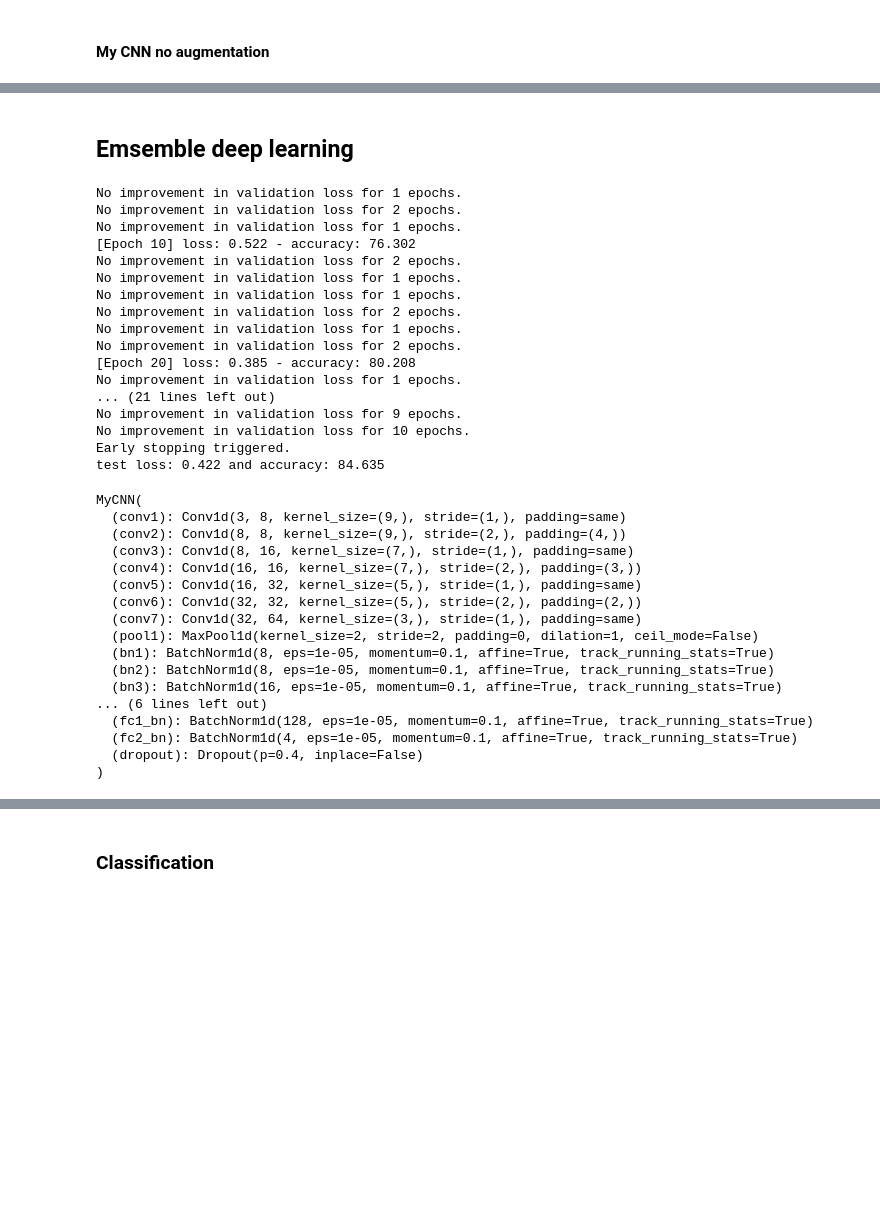
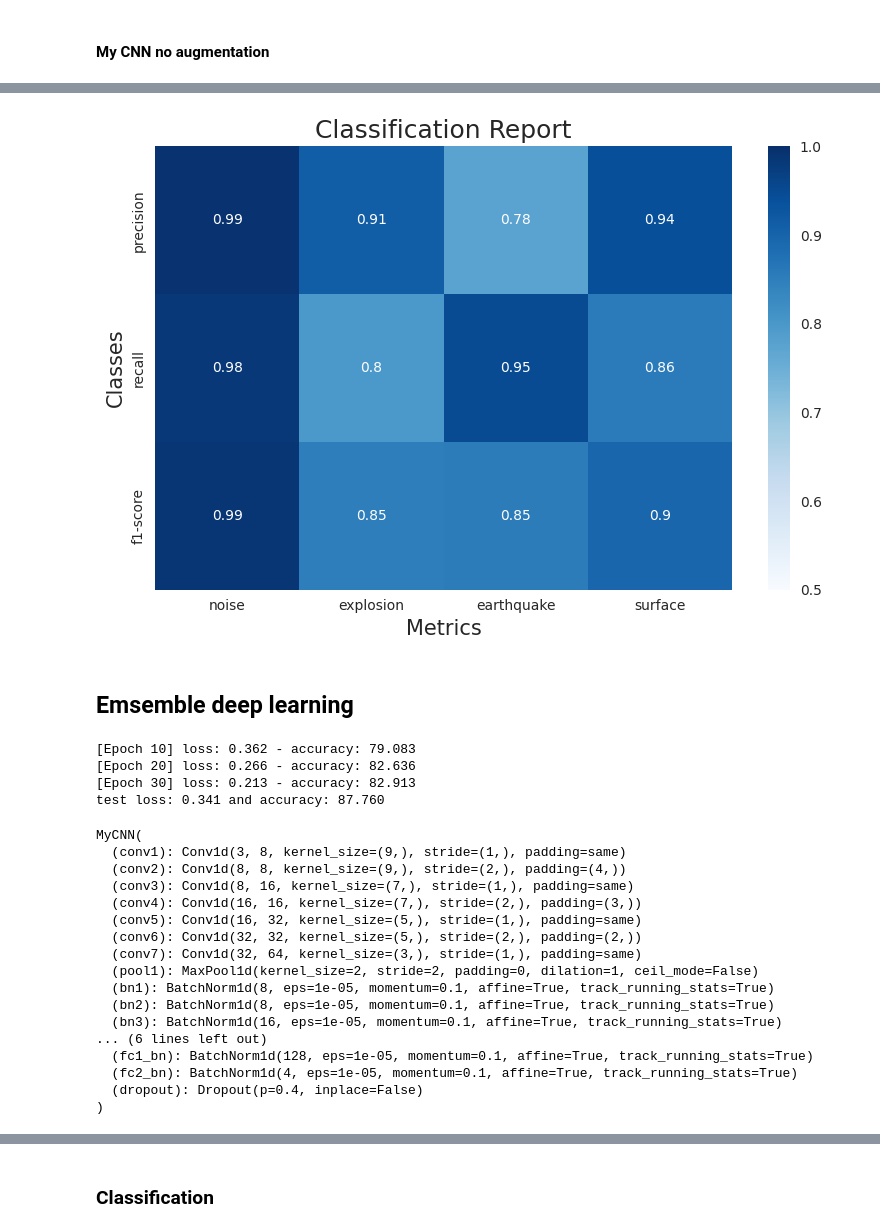
Before and after one commit to Akashkharita/PNW_Seismic_Event_Classification, a Jupyter notebook: deep_learning/Train_ensemble_CNN_models.ipynb, the cells around one changed output, grey strips where cells are left out. Cells and saved outputs as stored; diff of their text form; code cells hidden in the pictures; blank space fills up the shorter version.

```diff
--- a/deep_learning/Train_ensemble_CNN_models.ipynb
+++ b/deep_learning/Train_ensemble_CNN_models.ipynb
@@ -655,3 +674,33 @@ plt.savefig("mycnn_augmentation.png")
+# %%
+# Calculate the classification report
+from sklearn.metrics import classification_report
+report = classification_report(y_test, y_pred, output_dict=True)
+
+# Set a pleasing style
+sns.set_style("whitegrid")
+
+# Create a figure and axes for the heatmap
+plt.figure()
+ax = sns.heatmap(pd.DataFrame(report).iloc[:3, :4], annot=True, cmap='Blues', xticklabels=classes, vmin=0.5, vmax=1)
+
+# Set labels and title
+ax.set_xlabel('Metrics', fontsize=15)
+ax.set_ylabel('Classes', fontsize=15)
+ax.set_title('Classification Report', fontsize=18)
+
+# Create a colorbar
+#cbar = ax.collections[0].colorbar
+#cbar.set_ticks([0.5, 1])  # Set custom tick locations
+#cbar.set_ticklabels(['0', '0.5', '1'])  # Set custom tick labels
+
+# Adjust layout
+plt.tight_layout()
+plt.savefig("classification_report_mycnn_augmentation.png")
+
+# Show the plot
+plt.show()
+# %% [output]
+[figure, added]
 # %% [markdown]
 ## Emsemble deep learning
 # %%
@@ -659,27 +708,14 @@ model_1 = MyCNN(num_classes=4, num_channels=num_channels,dropout_rate=dropout).t
 (loss_time, val_loss_time, val_accuracy_time,test_loss,test_accuracy) = train_model(
         model_1,train_loader,val_loader,test_loader,
         n_epochs=n_epochs,learning_rate=learning_rate,criterion=criterion,
-        augmentation=True)
+        augmentation=False)
 torch.save(model_1,'model_instance_1.pth')
-model_1.eval()
+model_1.eval();
 # %% [output]
-No improvement in validation loss for 1 epochs.
-No improvement in validation loss for 2 epochs.
-No improvement in validation loss for 1 epochs.
-[Epoch 10] loss: 0.522 - accuracy: 76.302
-No improvement in validation loss for 2 epochs.
-No improvement in validation loss for 1 epochs.
-No improvement in validation loss for 1 epochs.
-No improvement in validation loss for 2 epochs.
-No improvement in validation loss for 1 epochs.
-No improvement in validation loss for 2 epochs.
-[Epoch 20] loss: 0.385 - accuracy: 80.208
-No improvement in validation loss for 1 epochs.
-... (21 lines left out)
-No improvement in validation loss for 9 epochs.
-No improvement in validation loss for 10 epochs.
-Early stopping triggered.
-test loss: 0.422 and accuracy: 84.635
+[Epoch 10] loss: 0.362 - accuracy: 79.083
+[Epoch 20] loss: 0.266 - accuracy: 82.636
+[Epoch 30] loss: 0.213 - accuracy: 82.913
+test loss: 0.341 and accuracy: 87.760
 MyCNN(
   (conv1): Conv1d(3, 8, kernel_size=(9,), stride=(1,), padding=same)
   (conv2): Conv1d(8, 8, kernel_size=(9,), stride=(2,), padding=(4,))
```
Also changed, not shown: parts of 20 cells of this notebook, 11 other files.
